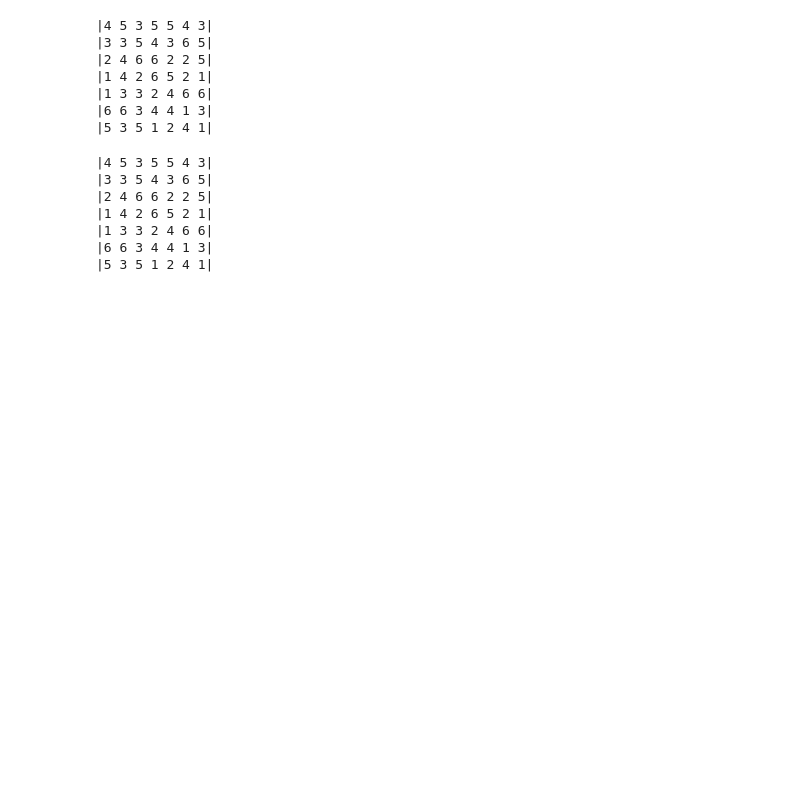
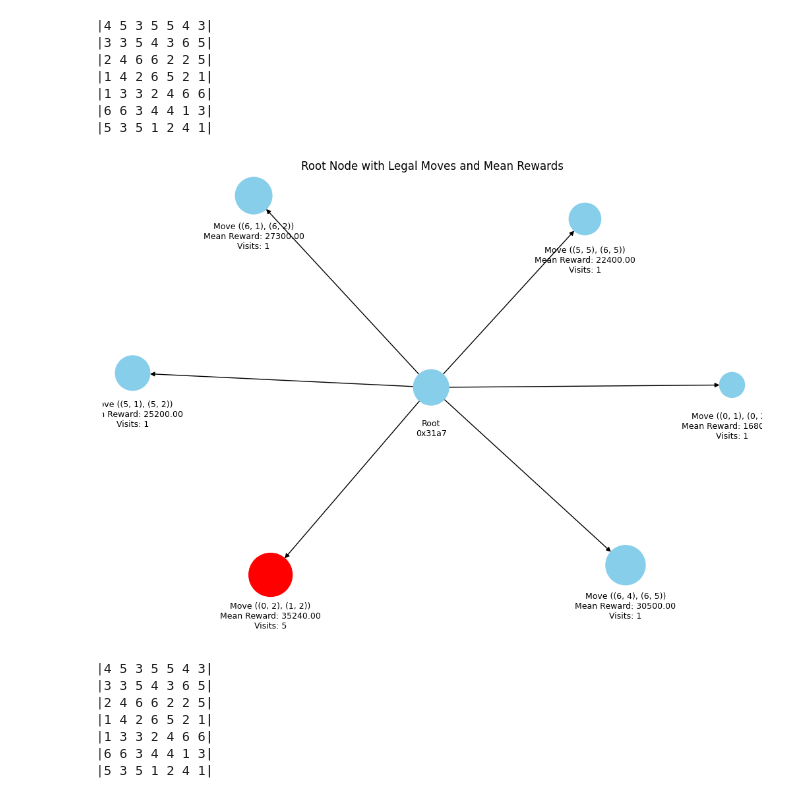
Before and after one commit to AlexisBnnft/CandyCrusher, a Jupyter notebook: Test.ipynb, the cells around one changed output. Saved outputs shown, nothing was run; the diff lists cells and outputs as text; code cells hidden in the pictures; blank space fills up the shorter version.

```diff
--- a/Test.ipynb
+++ b/Test.ipynb
@@ -221,9 +221,11 @@ b.display()
 |5 3 5 1 2 4 1|
 # %%
 # Huge explo param to see the effect of exploration
-mcts = MCTS_CandyCrush(b, exploration_param=1, max_depth=5, n_simulation=1000, write_log_file=False, no_log=True)
+mcts = MCTS_CandyCrush(b, exploration_param=1, max_depth=5, n_simulation=10, write_log_file=False, no_log=True)
 best_move = mcts.best_move()
 visualize_root_moves(mcts)
+# %% [output]
+[figure, added]
 # %%
 b.display_move(best_move)
 # %% [output]
```
